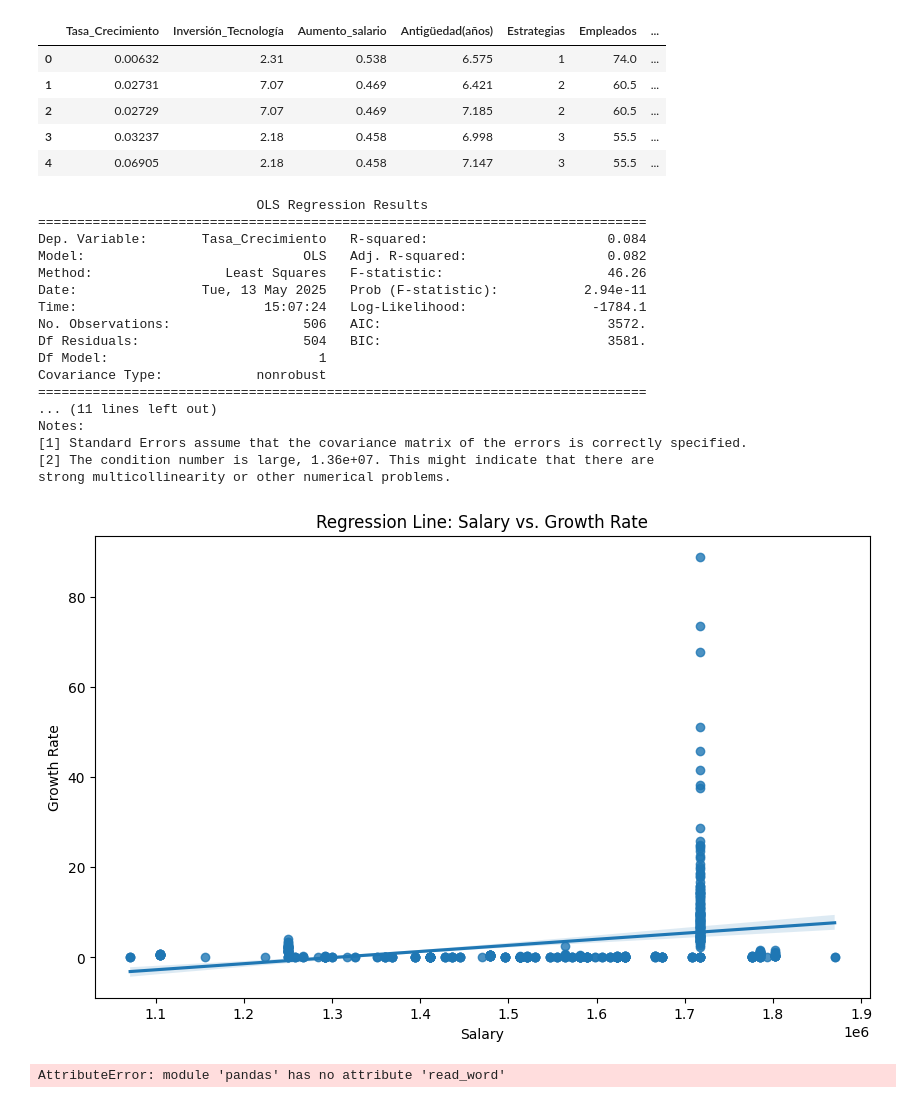
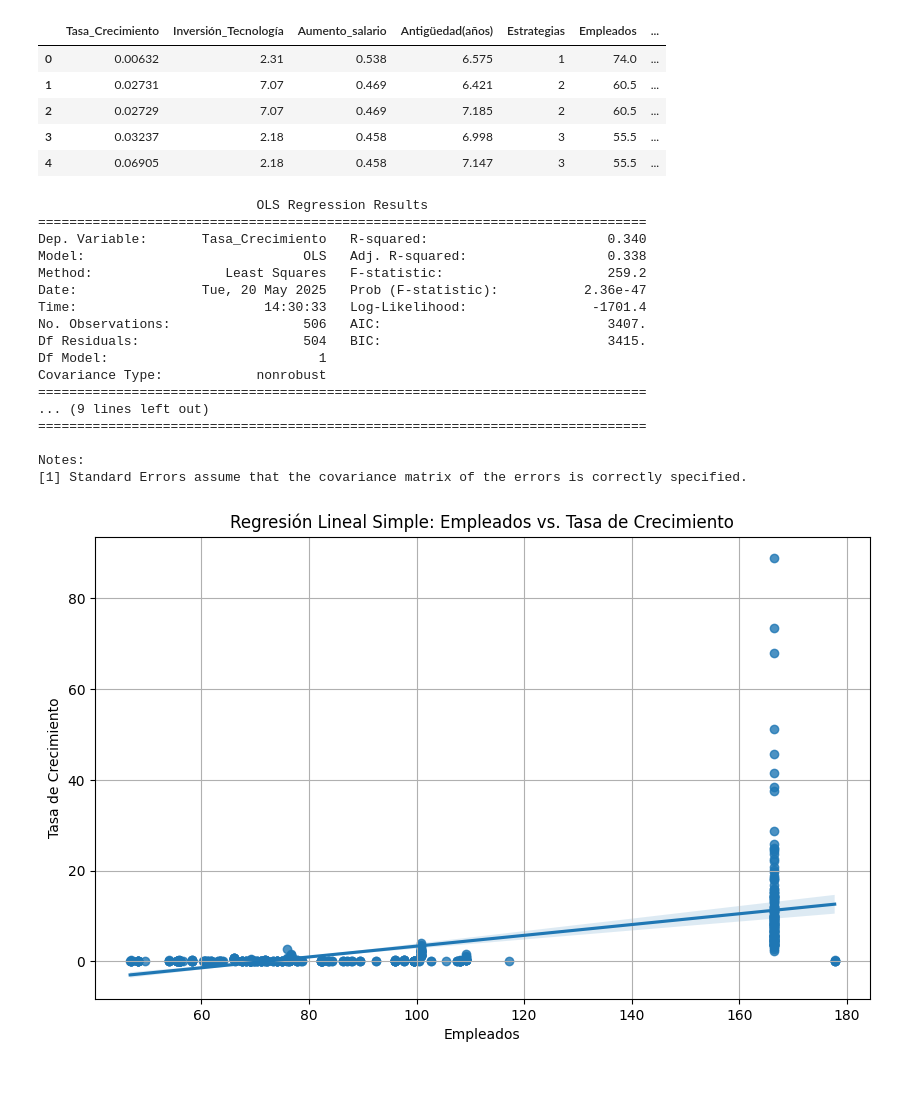
Before and after one commit to YahannaV/Regresiones_corte3, a Jupyter notebook: Regresión_lineal_simple.ipynb, the cells around one changed output. Drawn from its saved outputs; the diff is of its cells as text; code cells hidden in the pictures.

```diff
--- a/Regresión_lineal_simple.ipynb
+++ b/Regresión_lineal_simple.ipynb
@@ -16,55 +16,68 @@ di.head()
 | 3 | 0.03237 | 2.18 | 0.458 | 6.998 | 3 | 55.5 | ... |
 | 4 | 0.06905 | 2.18 | 0.458 | 7.147 | 3 | 55.5 | ... |
 # %%
-# prompt: necesito un analisis de regresión lineal simple que la variable X=Salario y Y=Tasa_Crecimiento
+# prompt: necesito un analisis de regresión lineal simple que la variable X=Empleados y Y=Tasa_Crecimiento
 
 # Import necessary libraries (if not already imported)
+import pandas as pd
+import matplotlib.pyplot as plt
+import seaborn as sns
+import numpy as np
 import statsmodels.api as sm
 
-# Prepare the data
-X = di['Salario']
+# Load the data
+di = pd.read_excel('/content/drive/MyDrive/Estadistica Industria/C3/datos/datos_industrias.xlsx')
+# Assuming the relevant columns are 'Empleados' and 'Tasa_Crecimiento'
+# di.head() # Uncomment to display the head of the dataframe
+
+# Prepare the data for the regression
+X = di['Empleados']
 y = di['Tasa_Crecimiento']
 
 # Add a constant to the independent variable (required for statsmodels)
 X = sm.add_constant(X)
 
-# Fit the linear regression model
+# Fit the simple linear regression model using OLS (Ordinary Least Squares)
 model = sm.OLS(y, X).fit()
 
-# Print the model summary
+# Print the model summary, which includes coefficients, R-squared, p-values, etc.
 print(model.summary())
 
-# Make predictions
+# Make predictions based on the fitted model
 predictions = model.predict(X)
 
-# Plot the regression line
+# Plot the data and the regression line
 plt.figure(figsize=(10, 6))
-sns.regplot(x='Salario', y='Tasa_Crecimiento', data=di)
-plt.title('Regression Line: Salary vs. Growth Rate')
-plt.xlabel('Salary')
-plt.ylabel('Growth Rate')
+# Use regplot from seaborn to automatically plot the regression line
+sns.regplot(x=di['Empleados'], y=di['Tasa_Crecimiento'], data=di)
+plt.title('Regresión Lineal Simple: Empleados vs. Tasa de Crecimiento')
+plt.xlabel('Empleados')
+plt.ylabel('Tasa de Crecimiento')
+plt.grid(True)
 plt.show()
+
+# Note: The code related to 'datos_trabajadores.csv' and 'Salario' was not used
+# for the requested simple linear regression analysis between 'Empleados' and 'Tasa_Crecimiento'.
+# It appears to be from a different part of the notebook or analysis.
+# Ensure that the file path for 'datos_industrias.xlsx' is correct.
+# Ensure that the column names 'Empleados' and 'Tasa_Crecimiento' exactly match
+# those in your 'datos_industrias.xlsx' file.
 # %% [output]
                             OLS Regression Results
 ==============================================================================
-Dep. Variable:       Tasa_Crecimiento   R-squared:                       0.084
-Model:                            OLS   Adj. R-squared:                  0.082
-Method:                 Least Squares   F-statistic:                     46.26
-Date:                Tue, 13 May 2025   Prob (F-statistic):           2.94e-11
-Time:                        15:07:24   Log-Likelihood:                -1784.1
-No. Observations:                 506   AIC:                             3572.
-Df Residuals:                     504   BIC:                             3581.
+Dep. Variable:       Tasa_Crecimiento   R-squared:                       0.340
+Model:                            OLS   Adj. R-squared:                  0.338
+Method:                 Least Squares   F-statistic:                     259.2
+Date:                Tue, 20 May 2025   Prob (F-statistic):           2.36e-47
+Time:                        14:30:33   Log-Likelihood:                -1701.4
+No. Observations:                 506   AIC:                             3407.
+Df Residuals:                     504   BIC:                             3415.
 Df Model:                           1
 Covariance Type:            nonrobust
 ==============================================================================
-... (11 lines left out)
+... (9 lines left out)
+==============================================================================
+
 Notes:
 [1] Standard Errors assume that the covariance matrix of the errors is correctly specified.
-[2] The condition number is large, 1.36e+07. This might indicate that there are
-strong multicollinearity or other numerical problems.
-[figure, old version]
+[figure, new version]
-# %%
-dt = pd.read_word('/content/drive/MyDrive/Estadistica Industria/C3/datos/datos_trabajadores.csv')
-dt.head()
-# %% [output]
-AttributeError: module 'pandas' has no attribute 'read_word'
```
